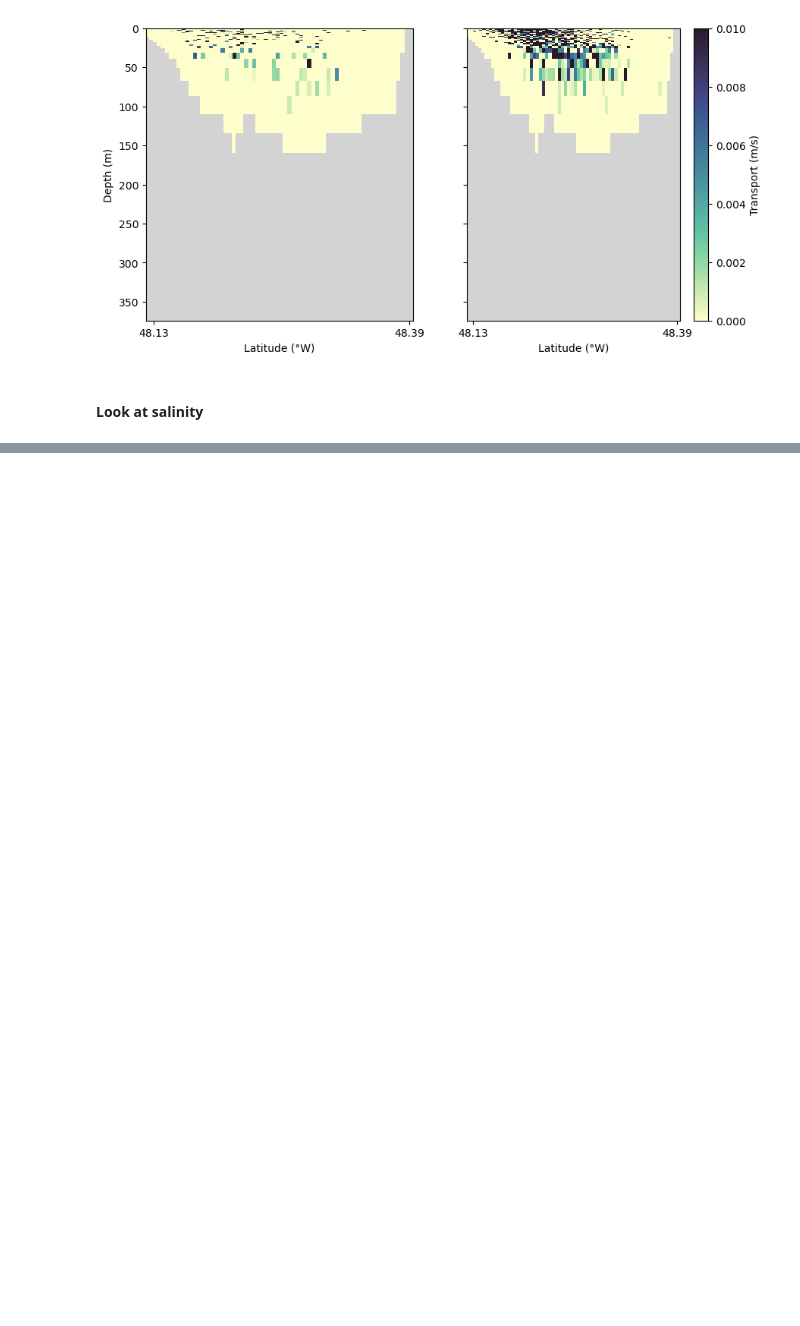
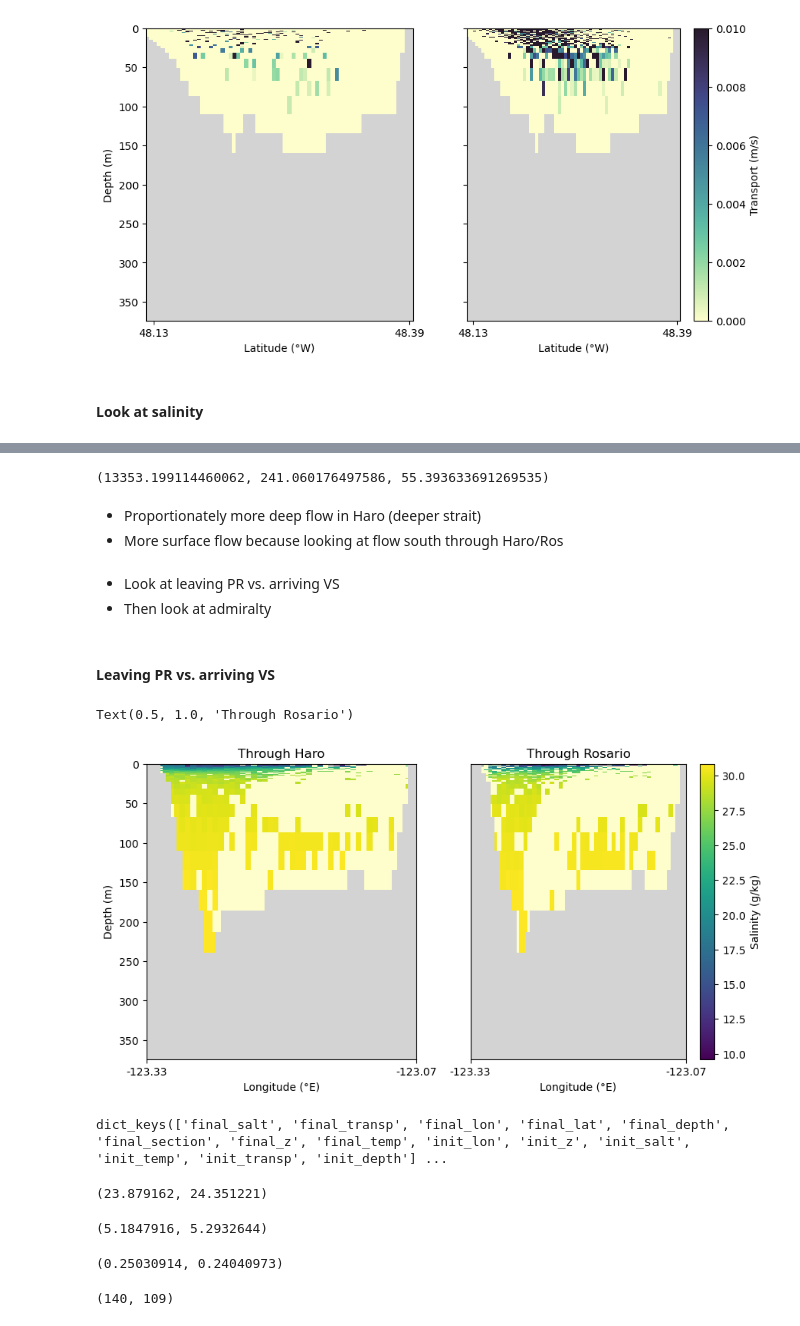
Before and after one commit to SalishSeaCast/analysis-camryn, a Jupyter notebook: Ariane/sum_wint_sectionplots.ipynb, the cells around one changed output, grey strips where cells are left out. Drawn from its saved outputs; the diff is of its cells as text; code cells hidden in the pictures; blank space fills up the shorter version.

Commit message:
added change in properties through straits

```diff
--- a/Ariane/sum_wint_sectionplots.ipynb
+++ b/Ariane/sum_wint_sectionplots.ipynb
@@ -956,0 +1094,56 @@ plotTS(ax2,'sal',lat_tovs_haro07,z_tovs_haro07,sal_tovs_haro07,lonWvs,lonEvs,lat
+# %%
+depth_ros07 = fpr_ros07['final_depth']
+transp_thru_ros_surf07 = fpr_ros07['final_transp'][depth_ros07 > depth ].values/24
+transp_thru_ros_deep07 = fpr_ros07['final_transp'][depth_ros07 <= depth ].values/24
+transp_thru_ros_surf07.sum(),transp_thru_ros_deep07.sum(),transp_thru_ros_surf07.sum()/transp_thru_ros_deep07.sum()
+# %% [output]
+(13353.199114460062, 241.060176497586, 55.393633691269535)
+# %% [markdown]
+- Proportionately more deep flow in Haro (deeper strait)
+- More surface flow because looking at flow south through Haro/Ros
+# %% [markdown]
+- Look at leaving PR vs. arriving VS
+- Then look at admiralty
+# %% [markdown]
+#### Leaving PR vs. arriving VS
+# %%
+initsal_prtovs_haro07 = prtovs_haro07['init_salt'].values
+# initsal_tovs_haro = np.append(initsal_prtovs_haro, gulftovs_haro07['init_salt'].values)
+
+initdep_prtovs_haro = prtovs_haro07['init_depth'].values
+initsal_prtovs_surf07 = initsal_prtovs_haro07[initdep_prtovs_haro > depth]
+initsal_prtovs_deep07 = initsal_prtovs_haro07[initdep_prtovs_haro <= depth]
+
+initdep_prtovs_ros = fpr_ros07['init_depth'].values
+initsal_surf_ros07 = fpr_ros07['init_salt'][initdep_prtovs_ros > depth]
+initsal_deep_ros07 = fpr_ros07['init_salt'][initdep_prtovs_ros <= depth]
+
+fig,[ax1,ax2] = plt.subplots(1,2,figsize=(10,5))
+
+plotTS(ax1,'sal',prtovs_haro07['init_lon'],prtovs_haro07['init_z'],prtovs_haro07['init_salt'],lonWpr,lonEpr,latpr,38,23,'',False,True)
+plotTS(ax2,'sal',fpr_ros07['init_lon'],fpr_ros07['init_z'],fpr_ros07['init_salt'],lonWpr,lonEpr,latpr,38,23,'',True,False)
+ax1.set_title('Through Haro')
+ax2.set_title('Through Rosario')
+# %% [output]
+Text(0.5, 1.0, 'Through Rosario')
+[figure, added]
+# %%
+prtovs_haro07.keys()
+# %% [output]
+dict_keys(['final_salt', 'final_transp', 'final_lon', 'final_lat', 'final_depth', 'final_section', 'final_z', 'final_temp', 'init_lon', 'init_z', 'init_salt', 'init_temp', 'init_transp', 'init_depth'] ...
+# %%
+initsal_prtovs_haro07.mean(),fpr_ros07['init_salt'].values.mean()
+# %% [output]
+(23.879162, 24.351221)
+# %%
+initsal_prtovs_haro07.std(),fpr_ros07['init_salt'].values.std()
+# %% [output]
+(5.1847916, 5.2932644)
+# %%
+initsal_prtovs_deep07.std(),initsal_deep_ros07.values.std()
+# %% [output]
+(0.25030914, 0.24040973)
+# %%
+len(initsal_prtovs_deep07),len(initsal_deep_ros07)
+# %% [output]
+(140, 109)
```
Also changed, not shown: parts of 42 cells of this notebook.
